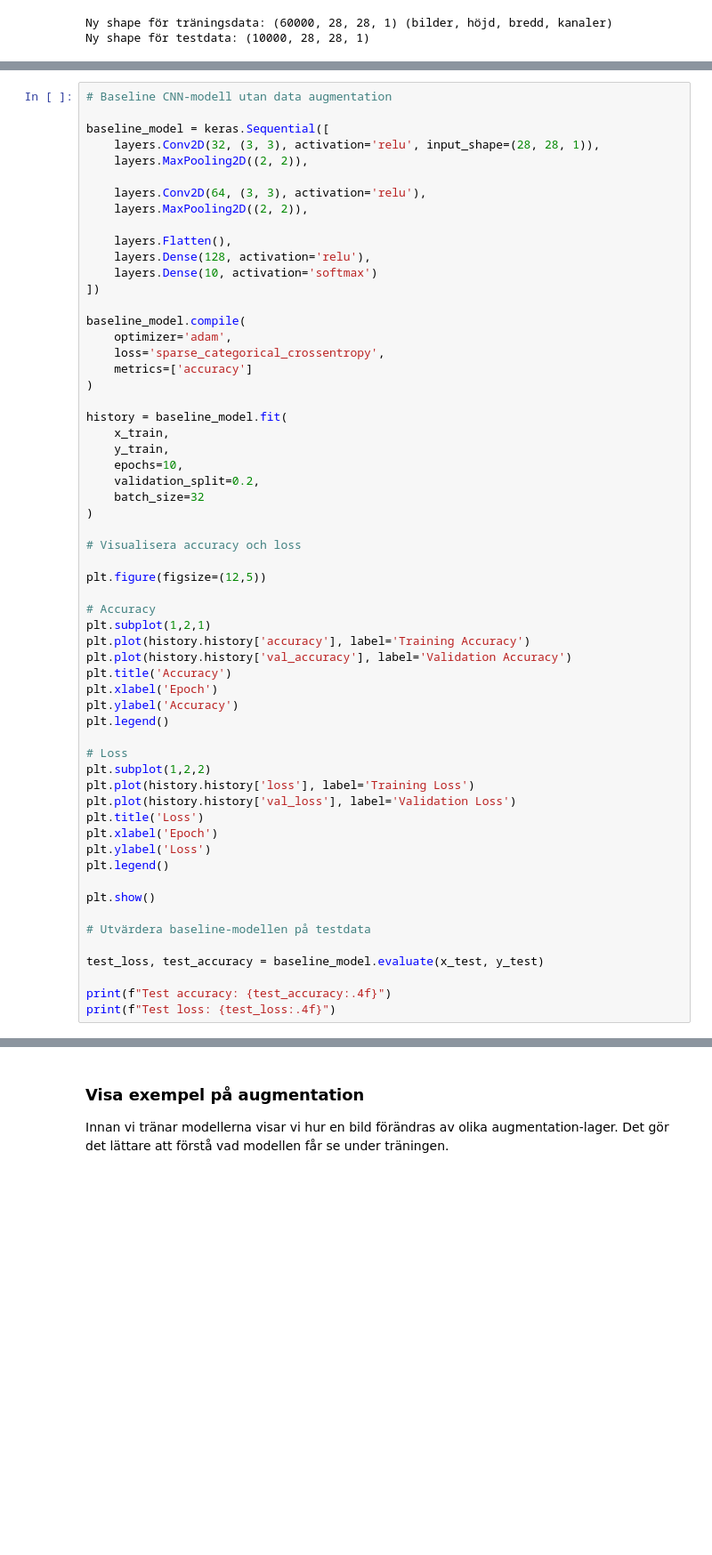
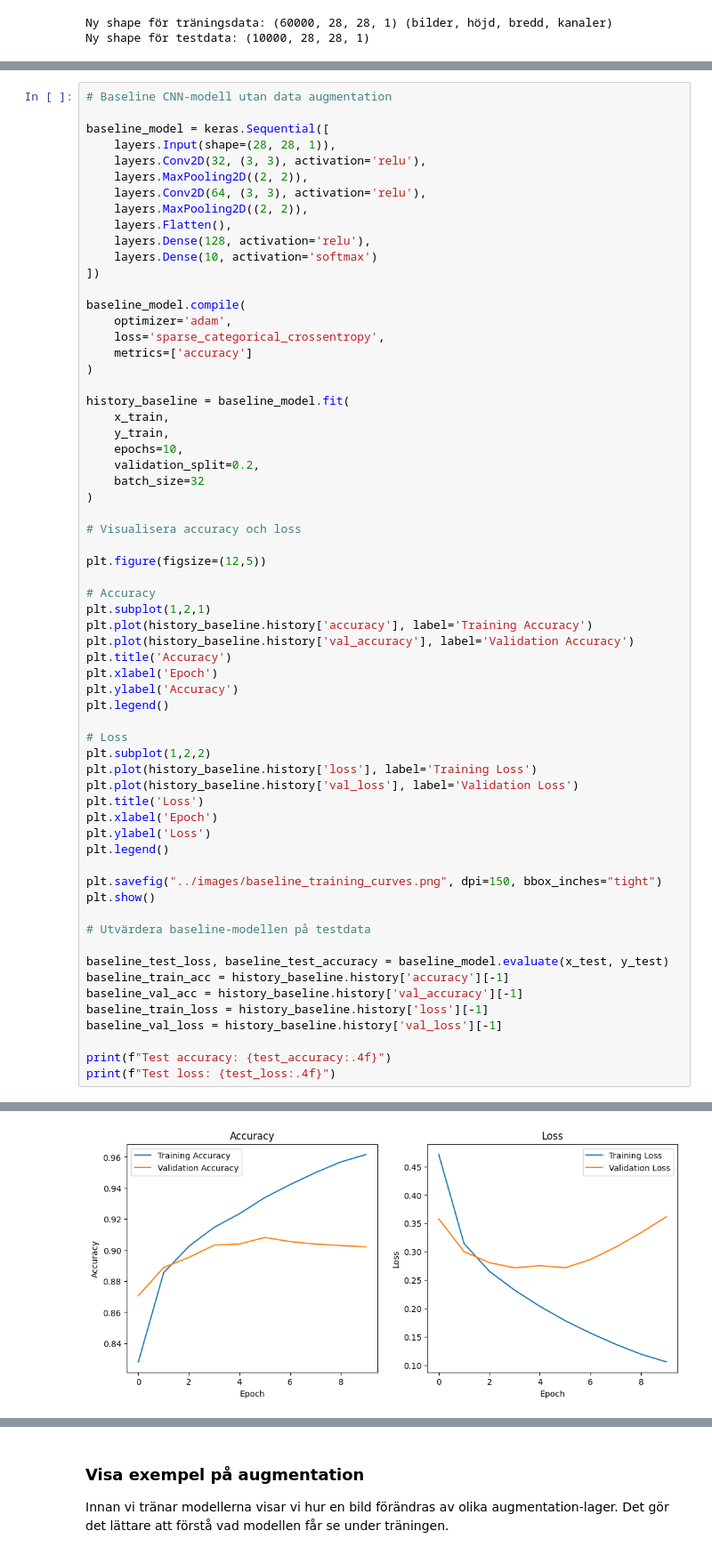
Before and after one commit to elzacapar/DL-grupp5-augmentation, a Jupyter notebook: notebook/fashion_mnist_data_augmentation.ipynb, the cells around one changed output, grey strips where cells are left out. Shown at 89% size. Drawn from its saved outputs; the diff is of its cells as text; blank space fills up the shorter version.

```diff
--- a/notebook/fashion_mnist_data_augmentation.ipynb
+++ b/notebook/fashion_mnist_data_augmentation.ipynb
@@ -125,12 +144,11 @@ Sammanfattning av data förståelse och & preprocessing.
 # Baseline CNN-modell utan data augmentation
 
 baseline_model = keras.Sequential([
-    layers.Conv2D(32, (3, 3), activation='relu', input_shape=(28, 28, 1)),
+    layers.Input(shape=(28, 28, 1)),
+    layers.Conv2D(32, (3, 3), activation='relu'),
     layers.MaxPooling2D((2, 2)),
-
     layers.Conv2D(64, (3, 3), activation='relu'),
     layers.MaxPooling2D((2, 2)),
-
     layers.Flatten(),
     layers.Dense(128, activation='relu'),
     layers.Dense(10, activation='softmax')
@@ -142,7 +160,7 @@ baseline_model.compile(
     metrics=['accuracy']
 )
 
-history = baseline_model.fit(
+history_baseline = baseline_model.fit(
     x_train,
     y_train,
     epochs=10,
@@ -156,8 +174,8 @@ plt.figure(figsize=(12,5))
 
 # Accuracy
 plt.subplot(1,2,1)
-plt.plot(history.history['accuracy'], label='Training Accuracy')
-plt.plot(history.history['val_accuracy'], label='Validation Accuracy')
+plt.plot(history_baseline.history['accuracy'], label='Training Accuracy')
+plt.plot(history_baseline.history['val_accuracy'], label='Validation Accuracy')
 plt.title('Accuracy')
 plt.xlabel('Epoch')
 plt.ylabel('Accuracy')
@@ -165,18 +183,23 @@ plt.legend()
 
 # Loss
 plt.subplot(1,2,2)
-plt.plot(history.history['loss'], label='Training Loss')
-plt.plot(history.history['val_loss'], label='Validation Loss')
+plt.plot(history_baseline.history['loss'], label='Training Loss')
+plt.plot(history_baseline.history['val_loss'], label='Validation Loss')
 plt.title('Loss')
 plt.xlabel('Epoch')
 plt.ylabel('Loss')
 plt.legend()
 
+plt.savefig("../images/baseline_training_curves.png", dpi=150, bbox_inches="tight")
 plt.show()
 
 # Utvärdera baseline-modellen på testdata
 
-test_loss, test_accuracy = baseline_model.evaluate(x_test, y_test)
+baseline_test_loss, baseline_test_accuracy = baseline_model.evaluate(x_test, y_test)
+baseline_train_acc = history_baseline.history['accuracy'][-1]
+baseline_val_acc = history_baseline.history['val_accuracy'][-1]
+baseline_train_loss = history_baseline.history['loss'][-1]
+baseline_val_loss = history_baseline.history['val_loss'][-1]
 
 print(f"Test accuracy: {test_accuracy:.4f}")
 print(f"Test loss: {test_loss:.4f}")
@@ -184,0 +224 @@ WARNING:tensorflow:TensorFlow GPU support is not available on native Windows for
+[figure, new version]
```
Also changed, not shown: parts of 48 cells of this notebook, 27 other files.
